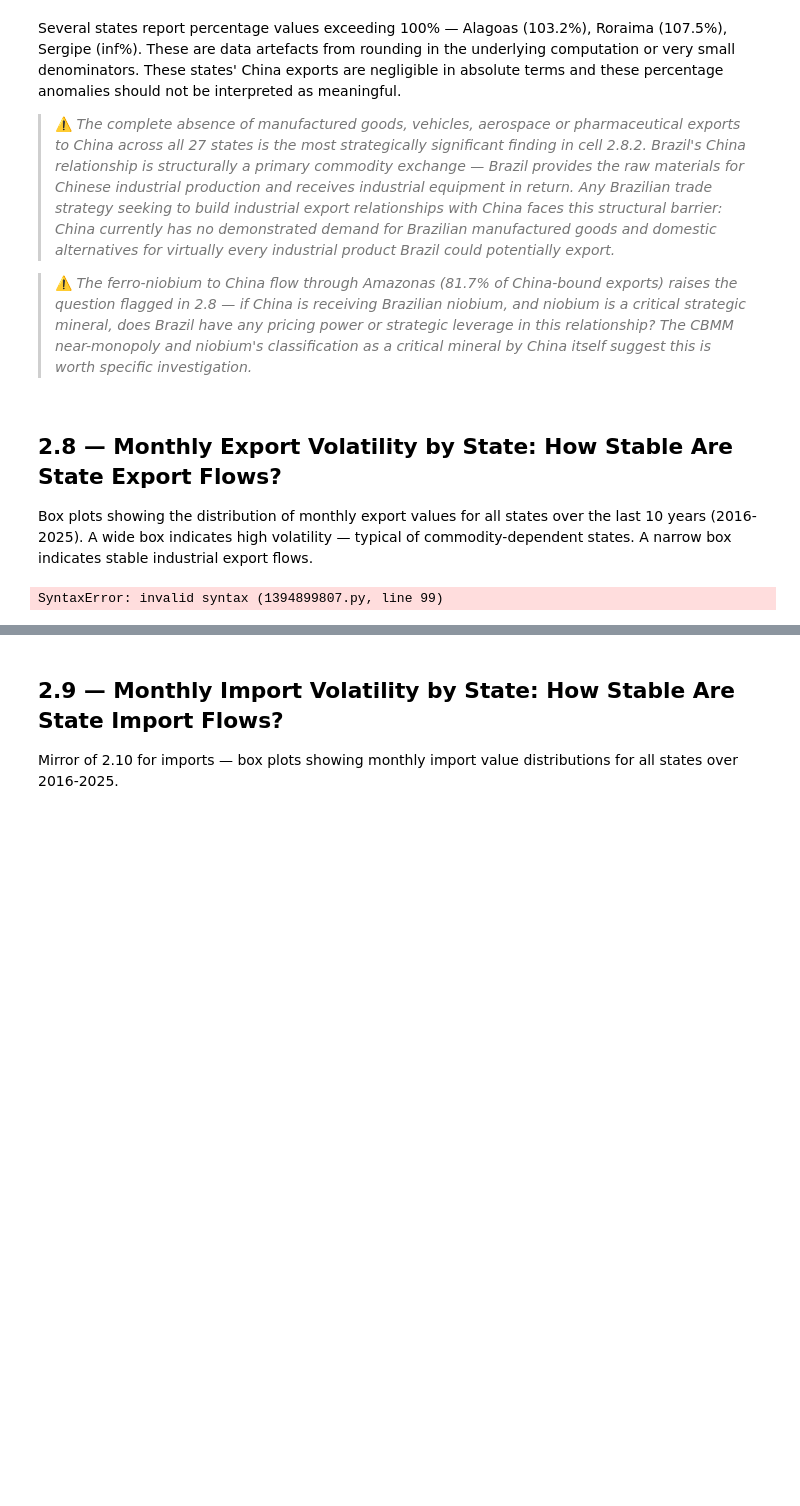
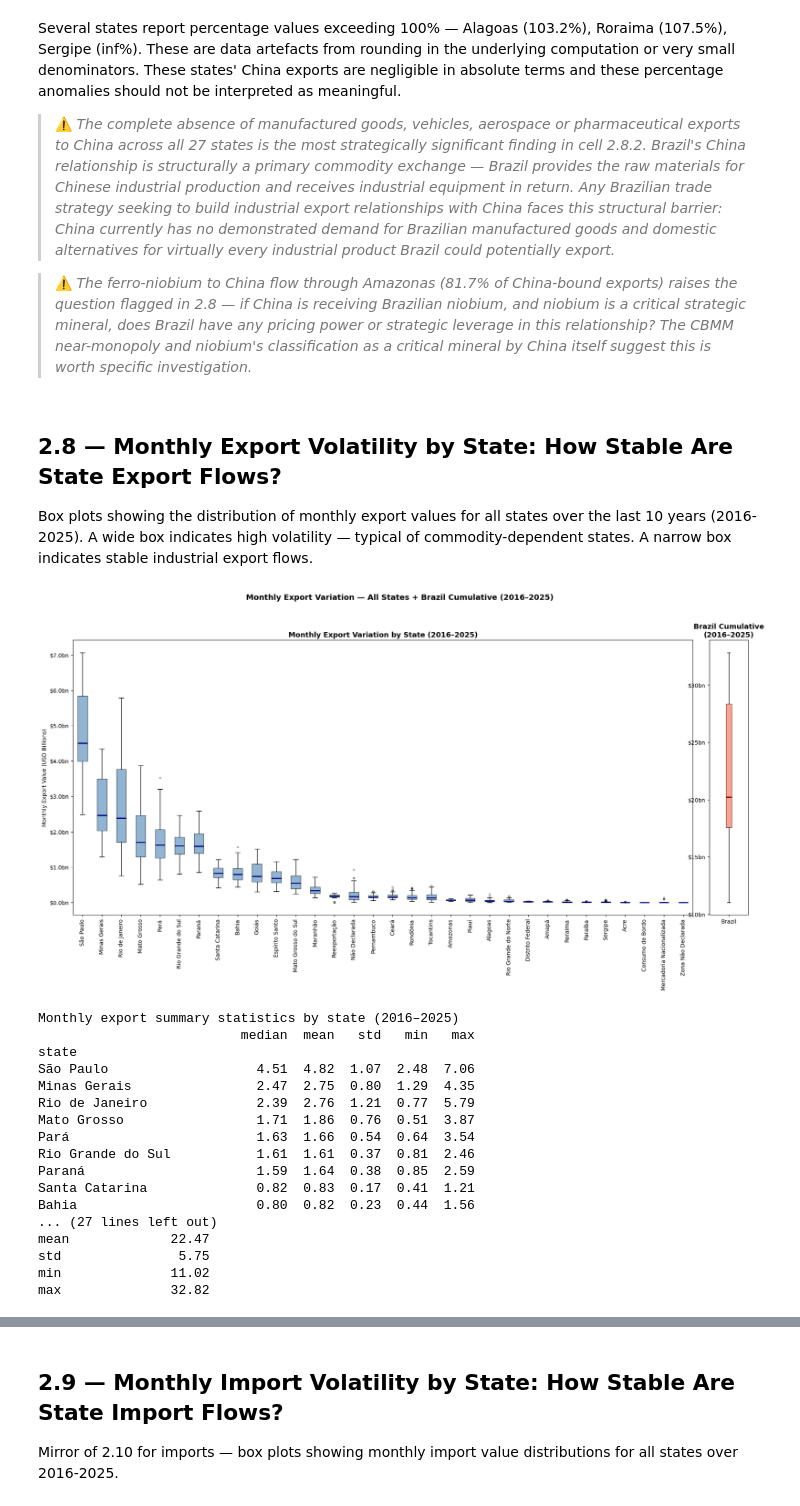
Before and after one commit to Eduardo-kohn/brazil-state-trade-analysis, a Jupyter notebook: SRC/Analysis/step2_state_competitiveness.ipynb, the cells around one changed output, grey strips where cells are left out. Saved outputs shown, nothing was run; the diff lists cells and outputs as text; code cells hidden in the pictures; blank space fills up the shorter version.

```diff
--- a/SRC/Analysis/step2_state_competitiveness.ipynb
+++ b/SRC/Analysis/step2_state_competitiveness.ipynb
@@ -2059,68 +2059,48 @@ bp2 = ax_brazil.boxplot(
     flierprops   = dict(marker='o', markersize=3, alpha=0.4)
 )
 ax_brazil.set_title(f"Brazil Cumulative\n({BOX_START}–{MAX_YEAR})",
                     fontsize=13, fontweight='bold')
 ax_brazil.yaxis.set_major_formatter(mticker.FormatStrFormatter('$%.0fbn'))
 ax_brazil.tick_params(axis='x')
 
 ## Share y-axis label only on left chart
 ax_brazil.set_ylabel("")
 
 plt.suptitle(f"Monthly Export Variation — All States + Brazil Cumulative ({BOX_START}–{MAX_YEAR})",
              fontsize=14, fontweight='bold', y=1.01)
 plt.tight_layout()
 plt.savefig('output_2_10_monthly_exp_boxplot_all.png', dpi=150, bbox_inches='tight')
 plt.show()
 
 ## Summary statistics
 print(f"\nMonthly export summary statistics by state ({BOX_START}–{MAX_YEAR})")
 summary_monthly_exp = (
     df_monthly_exp_all.groupby('state')['exports_usd_bn']
     .agg(median='median', mean='mean', std='std', min='min', max='max')
     .round(2)
     .sort_values('median', ascending=False)
 )
 print(summary_monthly_exp.to_string())
 print(f"\nBrazil cumulative monthly exports ({BOX_START}–{MAX_YEAR})")
 print(pd.DataFrame(brazil_monthly_data, columns=['exports_usd_bn'])
       .agg(['median', 'mean', 'std', 'min', 'max'])
       .round(2).to_string())
-
-### Brazil Cumulative Monthly Exports (2016–2025)
-
-- **Median:** \$20.24bn per month
-- **Mean:** \$22.47bn per month
-- **Std deviation:** \$5.75bn — monthly exports vary by approximately 25% of the mean
-- **Range:** \$11.02bn (min) to \$32.82bn (max) — a nearly 3x swing between the lowest and highest months
-
-### Key State-Level Volatility Findings
-
-**São Paulo** — median \$4.51bn, std \$1.07bn. The largest and most stable large exporter. Coefficient of variation (CV = std/mean) of approximately 0.22 — the lowest among large states. Industrial and diversified export base dampens monthly swings.
-
-**Rio de Janeiro** — median \$2.39bn, std \$1.21bn, CV approximately 0.44. Despite being the second largest exporter, Rio de Janeiro has the highest absolute volatility among large states. The oil price cycle drives monthly swings — a single commodity at 83% of exports creates maximum sensitivity to price and production fluctuations.
-
-**Minas Gerais** — median \$2.47bn, std \$0.80bn, CV approximately 0.29. More stable than Rio de Janeiro despite similar export scale, reflecting the dual iron ore and coffee anchor which diversifies across two commodity cycles.
-
-**Mato Grosso** — median \$1.71bn, std \$0.76bn, CV approximately 0.41. High volatility relative to its median — reflecting the strong agricultural seasonality of soybean and corn harvests. Mato Grosso's monthly exports are strongly bimodal — high in the March–June harvest period, lower in the off-season.
-
-**Pará** — median \$1.63bn, std \$0.54bn, CV approximately 0.33. More stable than Mato Grosso despite similar scale — iron ore mining operates year-round without seasonal harvest cycles.
-
-**Rio Grande do Sul and Paraná** — both show std of approximately \$0.37–0.38bn and CV of approximately 0.23. The most stable large exporters alongside São Paulo — their diversified agro-industrial bases smooth monthly variation.
-
-**Tocantins** — median \$0.13bn, std \$0.11bn, CV approximately 0.69. The highest CV among states with material export volumes — extreme monthly variation relative to its size, reflecting intense agricultural seasonality (soybeans harvest in one concentrated period) from a small base.
-
-**Piauí** — median \$0.06bn, std \$0.06bn, CV approximately 0.75. Near-equal median and standard deviation — essentially random monthly variation from a very small export base with extreme soybean concentration.
-
-**Sergipe** — std \$0.02bn on a median of \$0.01bn. The most volatile relative to size — likely driven by irregular oil shipment timing rather than genuine demand volatility.
-
-### The Volatility-Concentration Relationship
-
-The monthly volatility data confirms the commodity-industrial divide identified in Step 2b:
-- Industrial states (São Paulo, Paraná, Rio Grande do Sul): low CV (~0.22–0.23)
-- Diversified commodity states (Pará, Minas Gerais): moderate CV (~0.29–0.33)
-- Single-commodity states (Mato Grosso, Rio de Janeiro): high CV (~0.41–0.44)
-- Small single-commodity states (Tocantins, Piauí): very high CV (>0.69)
-
-> ⚠️ *The monthly export box plots will show seasonality patterns for agricultural states — but interpreting which months peak and why requires the sector-level breakdown deferred to Step 6 (Seasonal Patterns). The summary statistics here capture the volatility range; the timing and drivers are a Step 6 question.*
 # %% [output]
+[figure, added]
-SyntaxError: invalid syntax (1394899807.py, line 99)
+Monthly export summary statistics by state (2016–2025)
+                          median  mean   std   min   max
+state
+São Paulo                   4.51  4.82  1.07  2.48  7.06
+Minas Gerais                2.47  2.75  0.80  1.29  4.35
+Rio de Janeiro              2.39  2.76  1.21  0.77  5.79
+Mato Grosso                 1.71  1.86  0.76  0.51  3.87
+Pará                        1.63  1.66  0.54  0.64  3.54
+Rio Grande do Sul           1.61  1.61  0.37  0.81  2.46
+Paraná                      1.59  1.64  0.38  0.85  2.59
+Santa Catarina              0.82  0.83  0.17  0.41  1.21
+Bahia                       0.80  0.82  0.23  0.44  1.56
+... (27 lines left out)
+mean             22.47
+std               5.75
+min              11.02
+max              32.82
```
Also changed, not shown: parts of 20 cells of this notebook, 1 other file.
